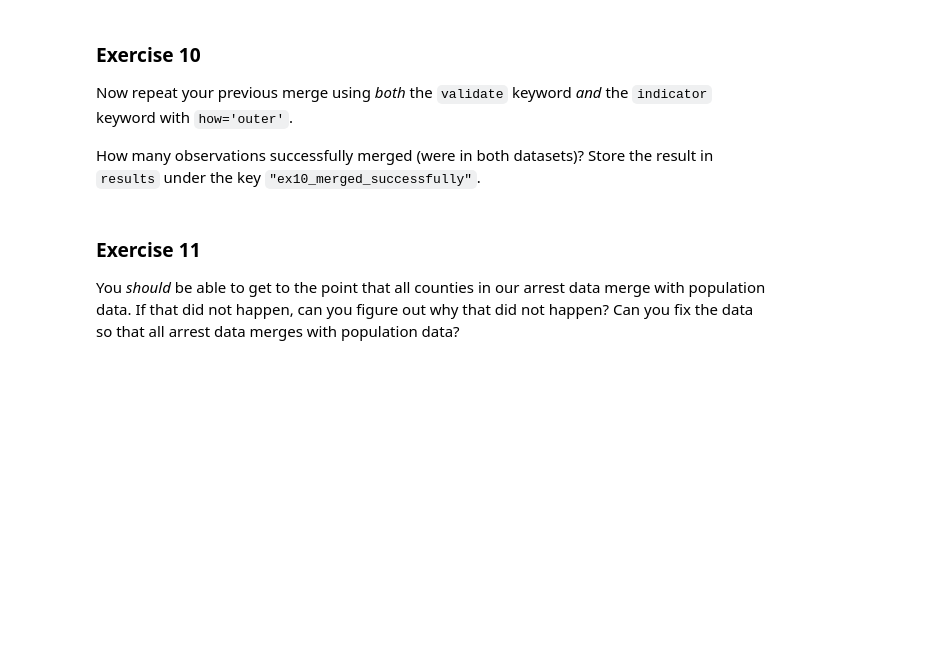
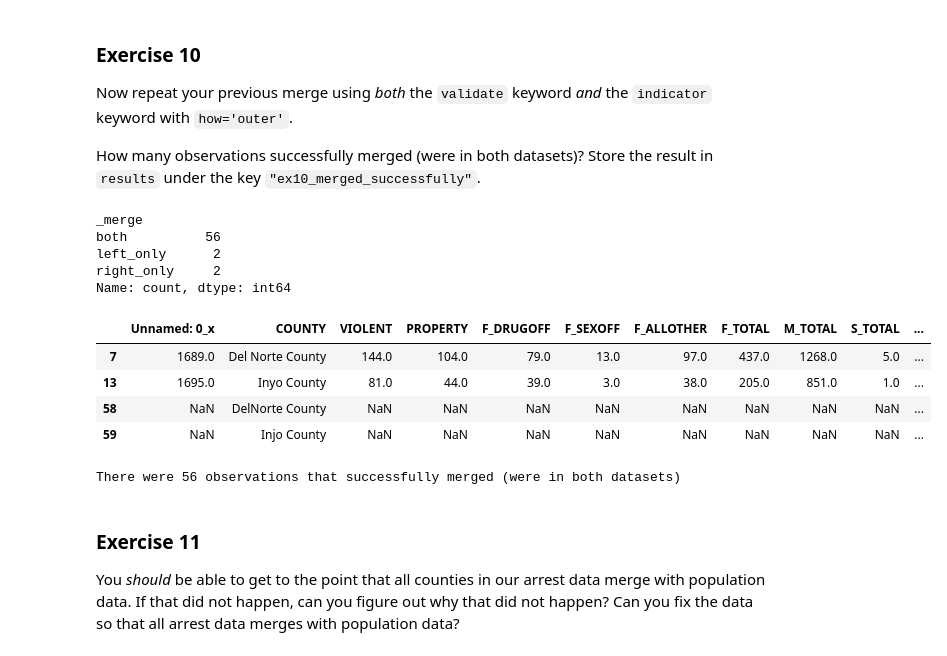
Before and after one commit to BarbaraPFloresRios/IDS720_PracticalDataScience, a Jupyter notebook: 20231019_ExerciseMerging/Exercise_merging.ipynb, the cells around one changed output. Drawn from its saved outputs; the diff is of its cells as text; code cells hidden in the pictures; blank space fills up the shorter version.

```diff
--- a/20231019_ExerciseMerging/Exercise_merging.ipynb
+++ b/20231019_ExerciseMerging/Exercise_merging.ipynb
@@ -302,6 +329,42 @@ So to use `indicator` effectively, you have to:
 Now repeat your previous merge using *both* the `validate` keyword *and* the `indicator` keyword with `how='outer'`.
 
 How many observations successfully merged (were in both datasets)? Store the result in `results` under the key `"ex10_merged_successfully"`.
+# %%
+ca_arrests_2009_whith_population = pd.merge(
+    ca_arrests_2009,
+    nhgis_county_populations_ca_2005_2009,
+    how="outer",
+    on="COUNTY",
+    validate="1:1",
+    indicator=True,
+)
+
+ca_arrests_2009_whith_population._merge.value_counts()
+# %% [output]
+_merge
+both          56
+left_only      2
+right_only     2
+Name: count, dtype: int64
+# %%
+ca_arrests_2009_whith_population[ca_arrests_2009_whith_population._merge != "both"]
+# %% [output]
+|  | Unnamed: 0_x | COUNTY | VIOLENT | PROPERTY | F_DRUGOFF | F_SEXOFF | F_ALLOTHER | F_TOTAL | M_TOTAL | S_TOTAL | ... |
+| 7 | 1689.0 | Del Norte County | 144.0 | 104.0 | 79.0 | 13.0 | 97.0 | 437.0 | 1268.0 | 5.0 | ... |
+| 13 | 1695.0 | Inyo County | 81.0 | 44.0 | 39.0 | 3.0 | 38.0 | 205.0 | 851.0 | 1.0 | ... |
+| 58 | NaN | DelNorte County | NaN | NaN | NaN | NaN | NaN | NaN | NaN | NaN | ... |
+| 59 | NaN | Injo County | NaN | NaN | NaN | NaN | NaN | NaN | NaN | NaN | ... |
+# %%
+ex10_merged_successfully = ca_arrests_2009_whith_population[
+    ca_arrests_2009_whith_population._merge == "both"
+].shape[0]
+results["ex10_merged_successfully"] = ex10_merged_successfully
+
+print(
+    f"There were {ex10_merged_successfully} observations that successfully merged (were in both datasets)"
+)
+# %% [output]
+There were 56 observations that successfully merged (were in both datasets)
 # %% [markdown]
 ### Exercise 11
 
```
Also changed, not shown: parts of 12 cells of this notebook.
